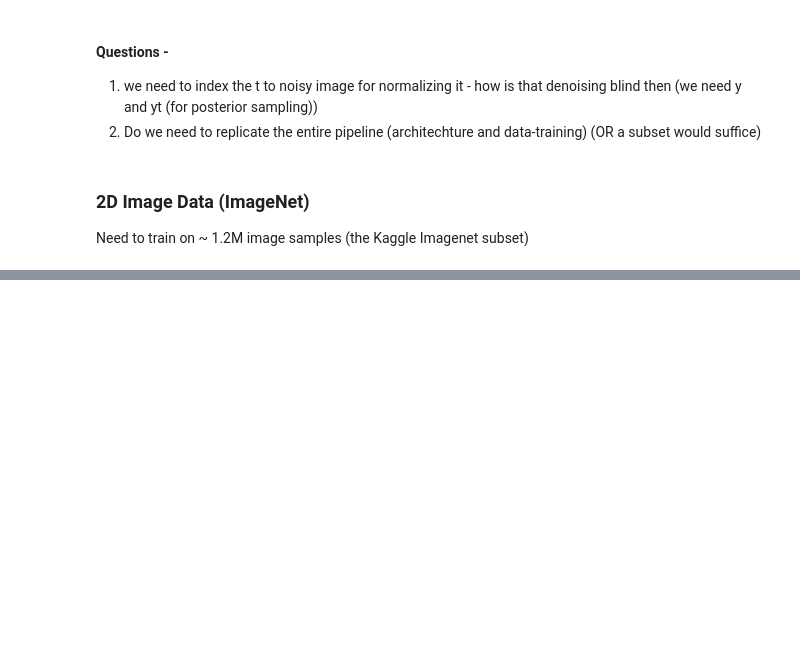
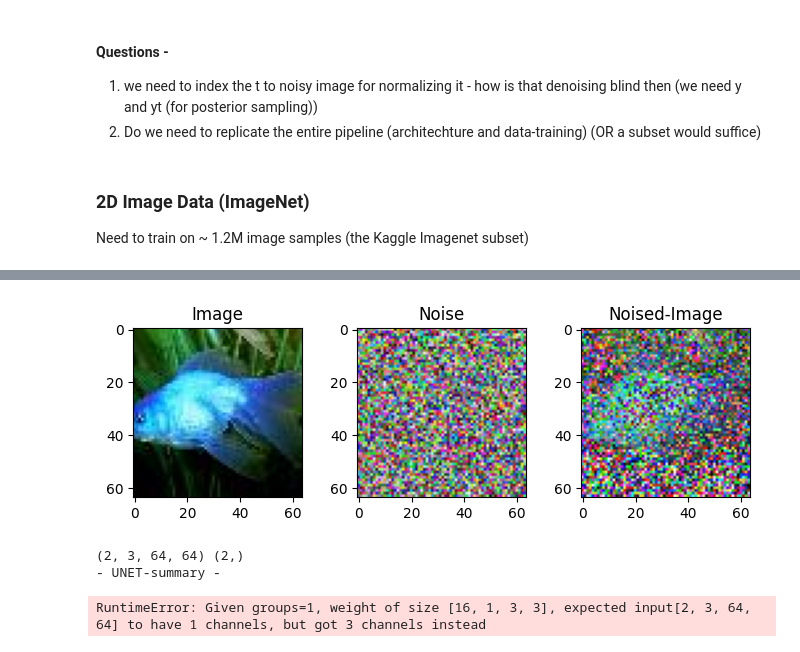
Before and after one commit to AlikMon88/Gibbs-Diff, a Jupyter notebook: unit_main_gibbs.ipynb, the cells around one changed output, grey strips where cells are left out. Drawn from its saved outputs; the diff is of its cells as text; code cells hidden in the pictures; blank space fills up the shorter version.

```diff
--- a/unit_main_gibbs.ipynb
+++ b/unit_main_gibbs.ipynb
@@ -474,0 +499,5 @@ plt.show()
+# %%
+subset_sample_len = 1000
+phi = 1.0
+sigma = 0.2
+decay = 1.0 ## no-decay
@@ -474,0 +514,22 @@ plt.show()
+# %%
+fig, axs = plt.subplots(1, 3, figsize = (7, 7))
+
+_, c, w, h = train_observation.shape
+rn = random.randint(0, subset_sample_len - 1)
+
+sample_obv, sample_img, sample_noise = train_observation[rn].view(w, h, -1).numpy(), train_images[rn].view(w, h, -1).numpy(), train_noise[rn].view(w, h, -1).numpy()
+sample_obv, sample_img, sample_noise = (sample_obv * 255.0).astype('uint8'), (sample_img * 255.0).astype('uint8'), (sample_noise * 255.0).astype('uint8')
+
+axs[2].imshow(sample_obv)
+axs[2].set_title('Noised-Image')
+
+axs[0].imshow(sample_img)
+axs[0].set_title('Image')
+
+axs[1].imshow(sample_noise)
+axs[1].set_title('Noise')
+
+plt.tight_layout(pad=2)
+plt.show()
+# %% [output]
+[figure, added]
@@ -474,0 +540,25 @@ plt.show()
+# %%
+gmodel_2d = Unet2DGDiff(
+    dim = 16, ## ? Something is wrong here?
+    channels=1,
+)
+
+## time-embedding shape -> t = torch.randint(0, self.num_timesteps, (b,), device=device).long() --> (b, )
+t_shape = (2, )
+x_shape = (2, 3, 64, 64)
+
+print(x_shape, t_shape)
+
+print('- UNET-summary -')
+gmodel_2d.summary(x_shape=x_shape, t_shape=t_shape)
+
+# ### Just the diffusion framework
+# gdiffusion = diffusion_1d.GibbsDiff1D(
+#     gmodel,
+#     seq_length = 100,
+#     num_timesteps = 1000,
+# )
+# %% [output]
+(2, 3, 64, 64) (2,)
+- UNET-summary -
+RuntimeError: Given groups=1, weight of size [16, 1, 3, 3], expected input[2, 3, 64, 64] to have 1 channels, but got 3 channels instead
```
Also changed, not shown: parts of 12 cells of this notebook, 14 other files.
